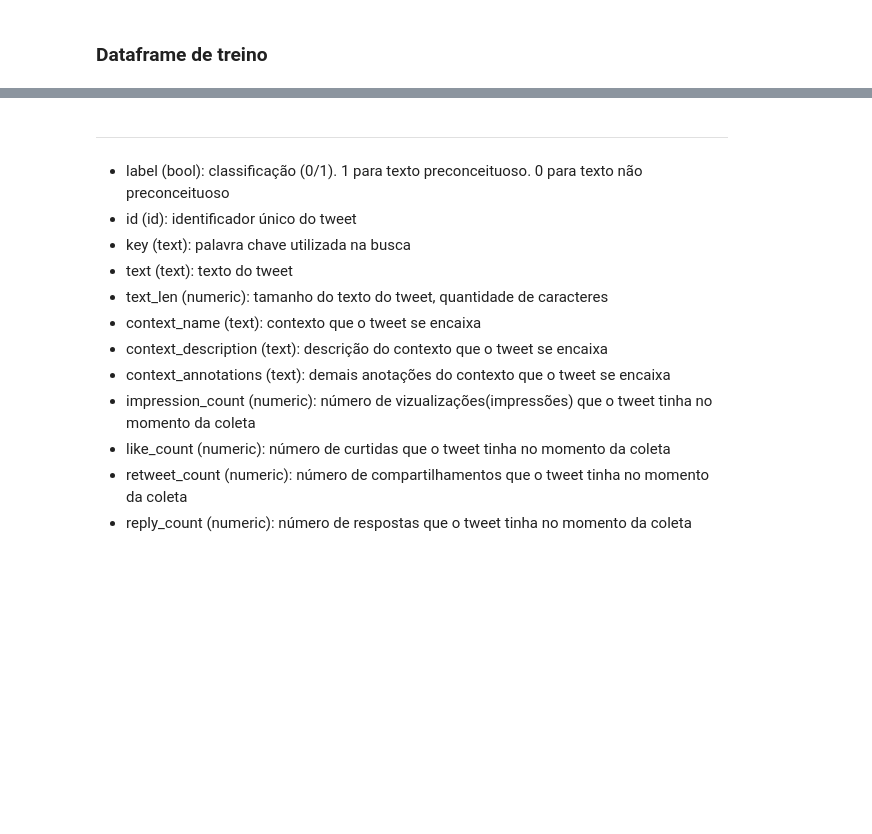
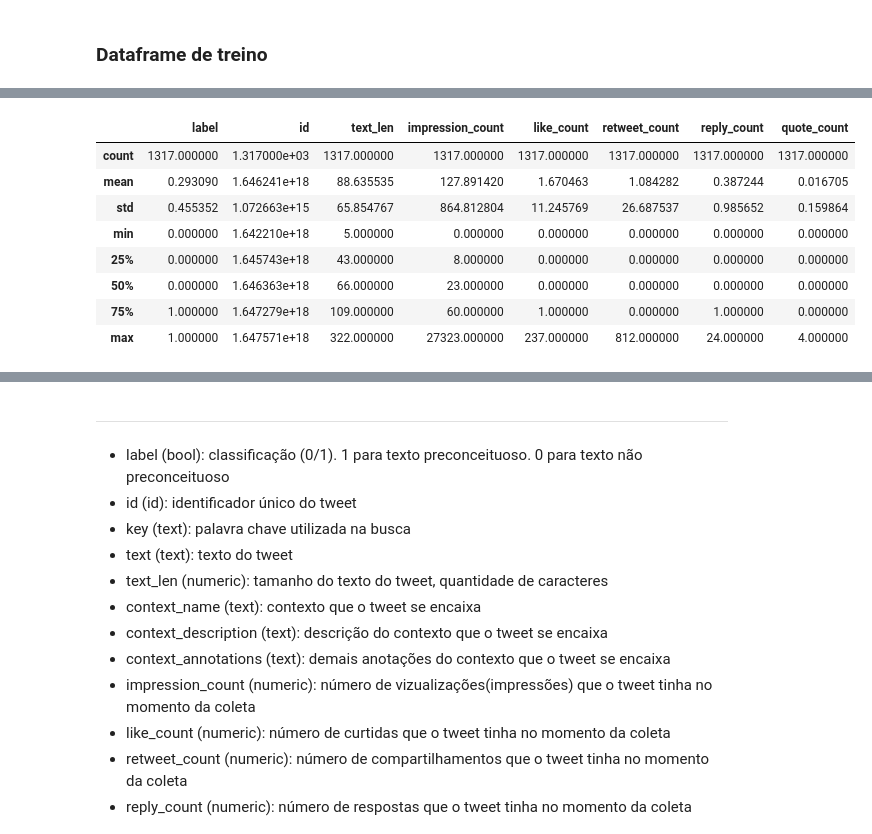
Before and after one commit to leomoreno8/classification-ti26s, a Jupyter notebook: analysis.ipynb, the cells around one changed output, grey strips where cells are left out. Drawn from its saved outputs; the diff is of its cells as text; code cells hidden in the pictures; blank space fills up the shorter version.

```diff
--- a/make_df.ipynb
+++ b/analysis.ipynb
@@ -90,5 +142,17 @@ A ideia do trabalho é fazer uma classificação se o texto tem preconceito ou n
 # %% [markdown]
 ![describe](null-treino.png)
+# %%
+df_treino.describe()
+# %% [output]
+|  | label | id | text_len | impression_count | like_count | retweet_count | reply_count | quote_count |
+| count | 1317.000000 | 1.317000e+03 | 1317.000000 | 1317.000000 | 1317.000000 | 1317.000000 | 1317.000000 | 1317.000000 |
+| mean | 0.293090 | 1.646241e+18 | 88.635535 | 127.891420 | 1.670463 | 1.084282 | 0.387244 | 0.016705 |
+| std | 0.455352 | 1.072663e+15 | 65.854767 | 864.812804 | 11.245769 | 26.687537 | 0.985652 | 0.159864 |
+| min | 0.000000 | 1.642210e+18 | 5.000000 | 0.000000 | 0.000000 | 0.000000 | 0.000000 | 0.000000 |
+| 25% | 0.000000 | 1.645743e+18 | 43.000000 | 8.000000 | 0.000000 | 0.000000 | 0.000000 | 0.000000 |
+| 50% | 0.000000 | 1.646363e+18 | 66.000000 | 23.000000 | 0.000000 | 0.000000 | 0.000000 | 0.000000 |
+| 75% | 1.000000 | 1.647279e+18 | 109.000000 | 60.000000 | 1.000000 | 0.000000 | 1.000000 | 0.000000 |
+| max | 1.000000 | 1.647571e+18 | 322.000000 | 27323.000000 | 237.000000 | 812.000000 | 24.000000 | 4.000000 |
 # %% [markdown]
 ![describe](describe-treino.png)
 # %% [markdown]
```
Also changed, not shown: parts of 5 cells of this notebook, 1 other file.
